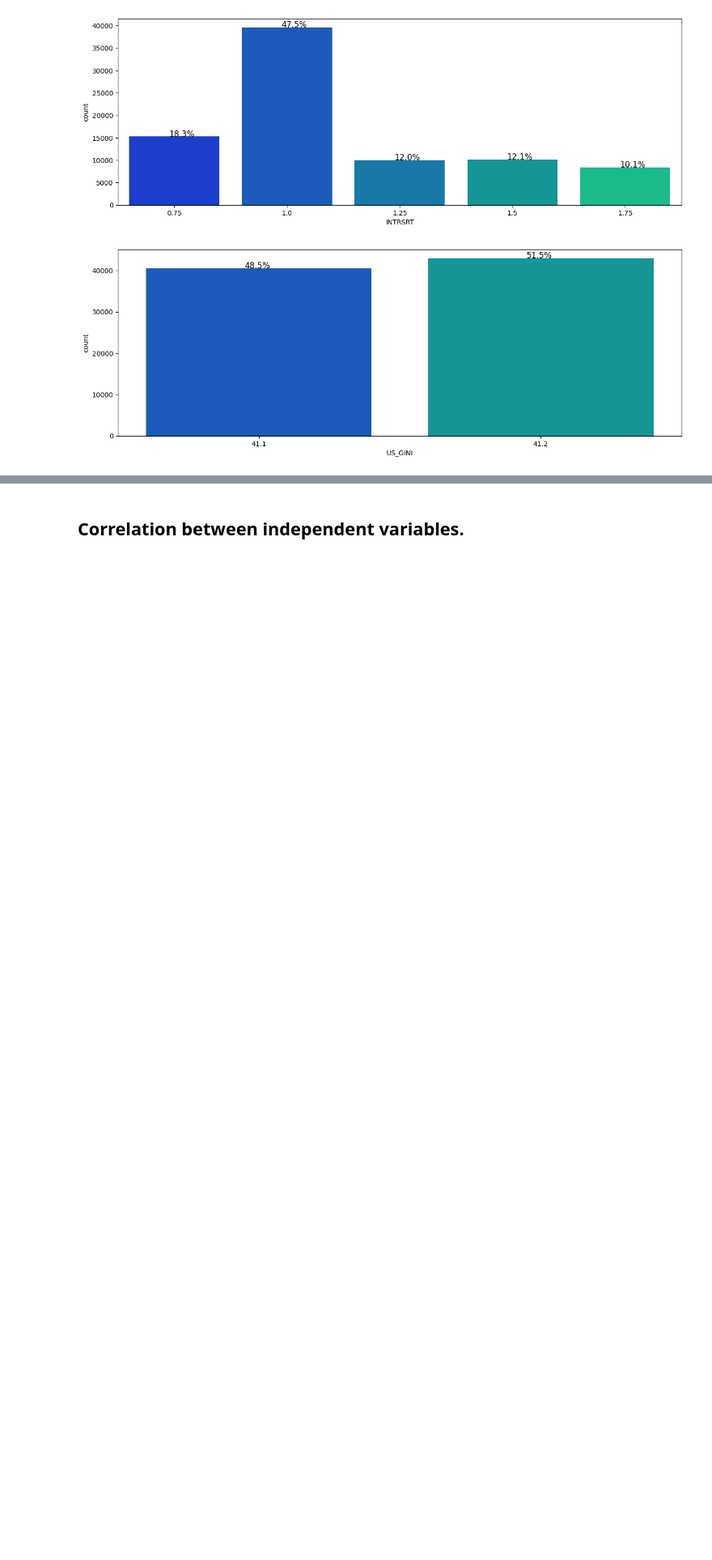
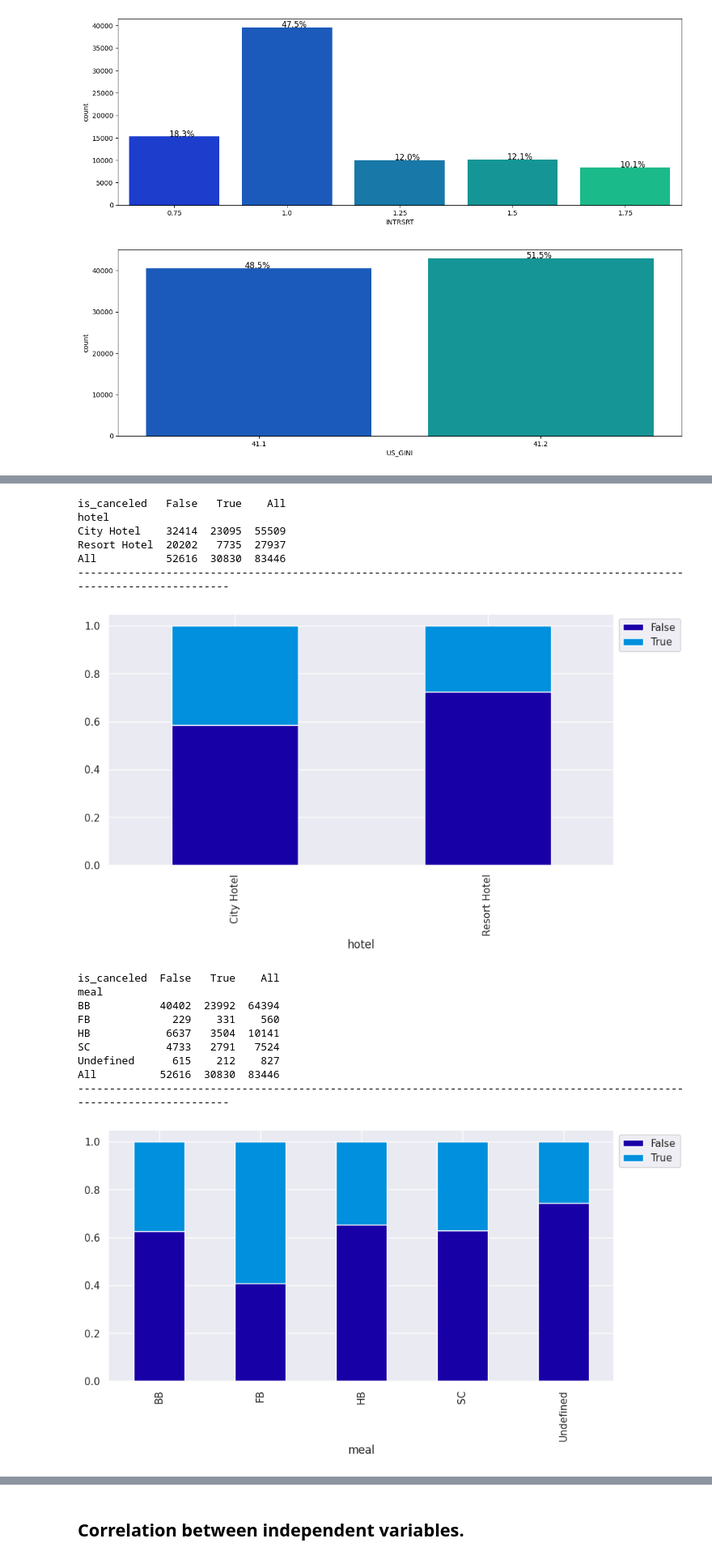
Before and after one commit to aparnamohankumar18/hotel_booking, a Jupyter notebook: hotel_booking_multi.ipynb, the cells around one changed output, grey strips where cells are left out. Shown at 81% size. Drawn from its saved outputs; the diff is of its cells as text; code cells hidden in the pictures; blank space fills up the shorter version.

```diff
--- a/hotel_booking_multi.ipynb
+++ b/hotel_booking_multi.ipynb
@@ -751,0 +447,21 @@ Name: DIS_INC, dtype: int64
+# %%
+for i in ['hotel','meal','market_segment','distribution_channel','is_repeated_guest','reserved_room_type','deposit_type','customer_type']:
+    stacked_plot(X_train[i])
+# %% [output]
+is_canceled   False   True    All
+hotel
+City Hotel    32414  23095  55509
+Resort Hotel  20202   7735  27937
+All           52616  30830  83446
+------------------------------------------------------------------------------------------------------------------------
+[figure, added]
+is_canceled  False   True    All
+meal
+BB           40402  23992  64394
+FB             229    331    560
+HB            6637   3504  10141
+SC            4733   2791   7524
+Undefined      615    212    827
+All          52616  30830  83446
+------------------------------------------------------------------------------------------------------------------------
+[figure, added]
```
Also changed, not shown: parts of 54 cells of this notebook.
